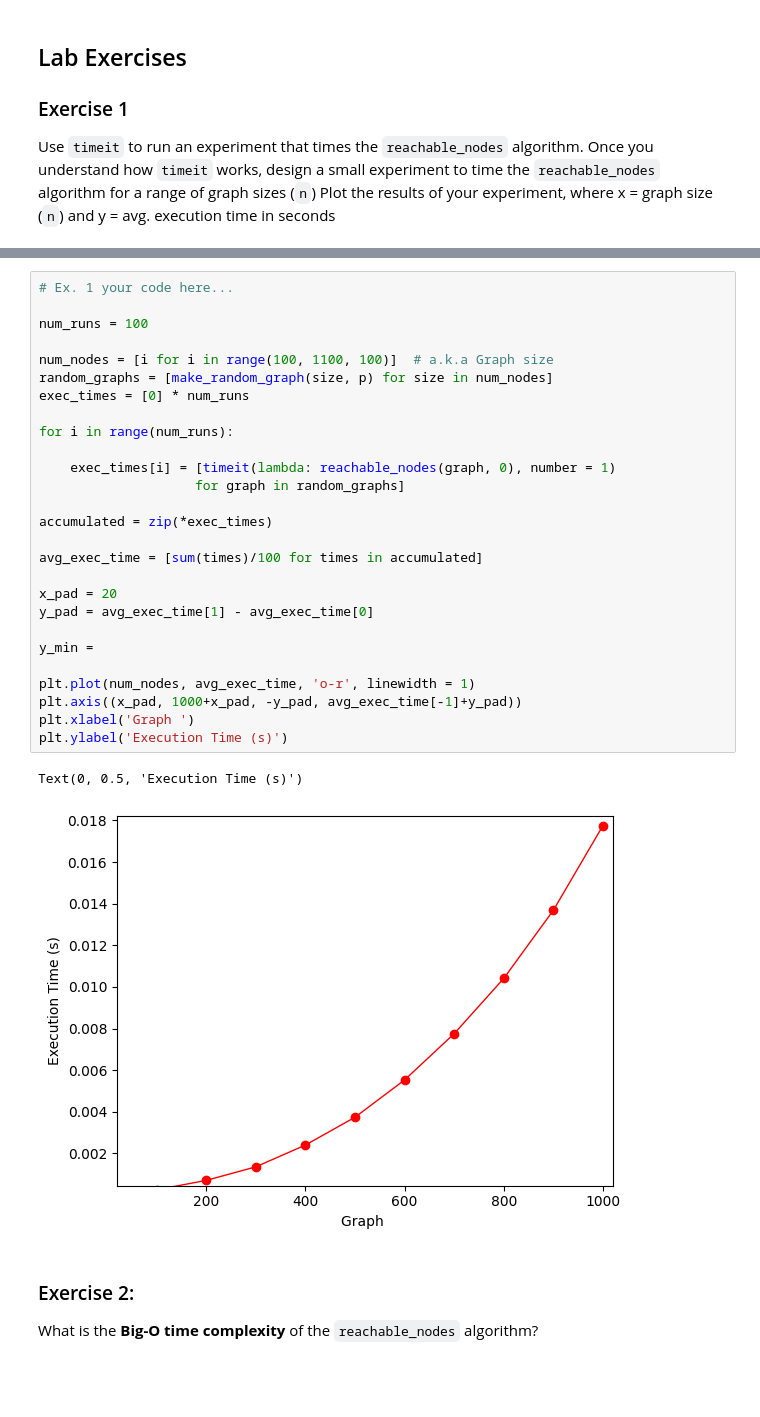
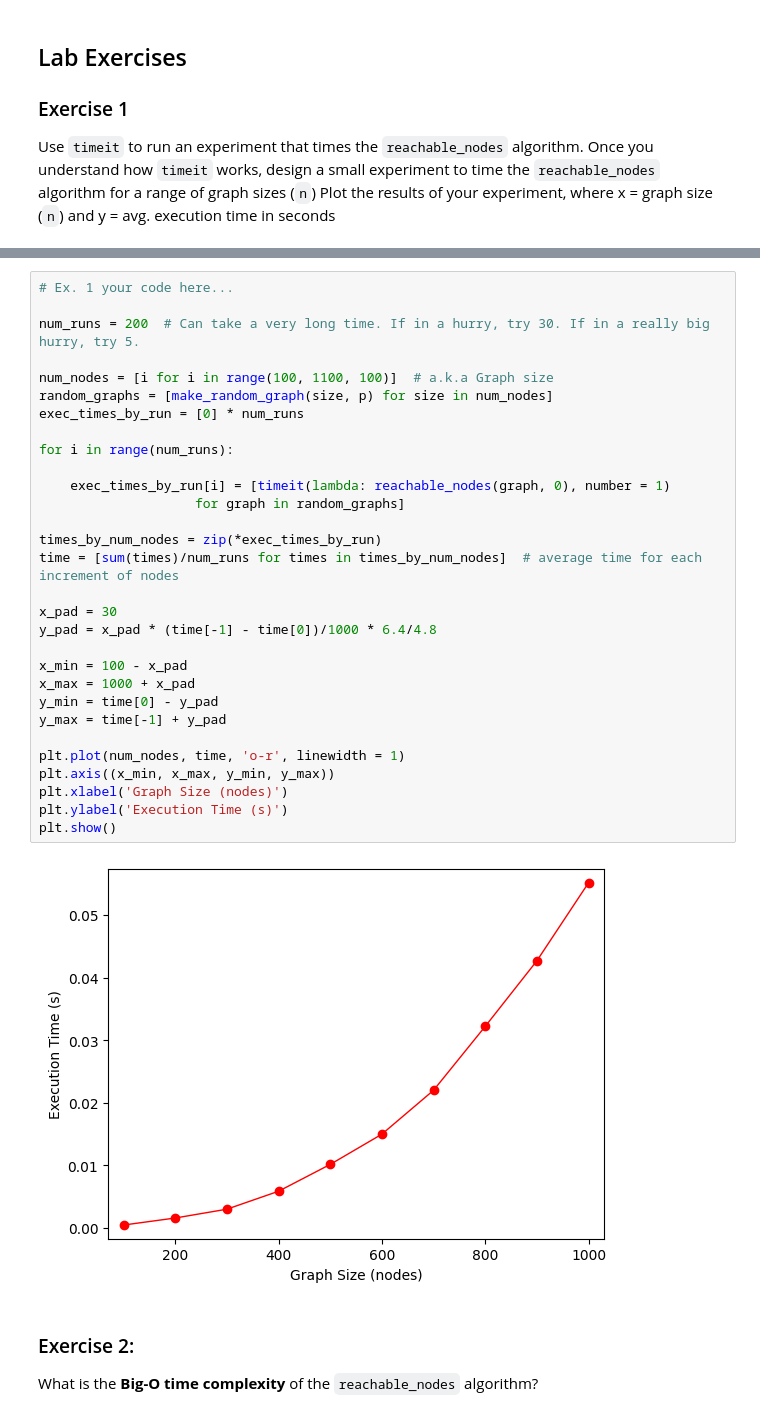
Before and after one commit to zhdavidlu/cap-comp215, a Jupyter notebook: labs/lab04-graphs.ipynb, the cells around one changed output, grey strips where cells are left out. Cells and saved outputs as stored; diff of their text form; blank space fills up the shorter version.

```diff
--- a/labs/lab04-graphs.ipynb
+++ b/labs/lab04-graphs.ipynb
@@ -127,33 +127,35 @@ f'Avg. time to execute: {seconds} seconds'
 # %%
 # Ex. 1 your code here...
 
-num_runs = 100
+num_runs = 200  # Can take a very long time. If in a hurry, try 30. If in a really big hurry, try 5.
 
 num_nodes = [i for i in range(100, 1100, 100)]  # a.k.a Graph size
 random_graphs = [make_random_graph(size, p) for size in num_nodes]
-exec_times = [0] * num_runs
+exec_times_by_run = [0] * num_runs
 
 for i in range(num_runs):
 
-    exec_times[i] = [timeit(lambda: reachable_nodes(graph, 0), number = 1)
+    exec_times_by_run[i] = [timeit(lambda: reachable_nodes(graph, 0), number = 1)
                     for graph in random_graphs]
 
-accumulated = zip(*exec_times)
+times_by_num_nodes = zip(*exec_times_by_run)
+time = [sum(times)/num_runs for times in times_by_num_nodes]  # average time for each increment of nodes
 
-avg_exec_time = [sum(times)/100 for times in accumulated]
+x_pad = 30
+y_pad = x_pad * (time[-1] - time[0])/1000 * 6.4/4.8
 
-x_pad = 20
-y_pad = avg_exec_time[1] - avg_exec_time[0]
+x_min = 100 - x_pad
+x_max = 1000 + x_pad
+y_min = time[0] - y_pad
+y_max = time[-1] + y_pad
 
-y_min =
-
-plt.plot(num_nodes, avg_exec_time, 'o-r', linewidth = 1)
-plt.axis((x_pad, 1000+x_pad, -y_pad, avg_exec_time[-1]+y_pad))
-plt.xlabel('Graph ')
+plt.plot(num_nodes, time, 'o-r', linewidth = 1)
+plt.axis((x_min, x_max, y_min, y_max))
+plt.xlabel('Graph Size (nodes)')
 plt.ylabel('Execution Time (s)')
+plt.show()
 # %% [output]
-Text(0, 0.5, 'Execution Time (s)')
-[figure, old version]
+[figure, new version]
 # %% [markdown]
 ### Exercise 2:
 What is the **Big-O time complexity** of the `reachable_nodes` algorithm?
```
Also changed, not shown: parts of 3 cells of this notebook.
